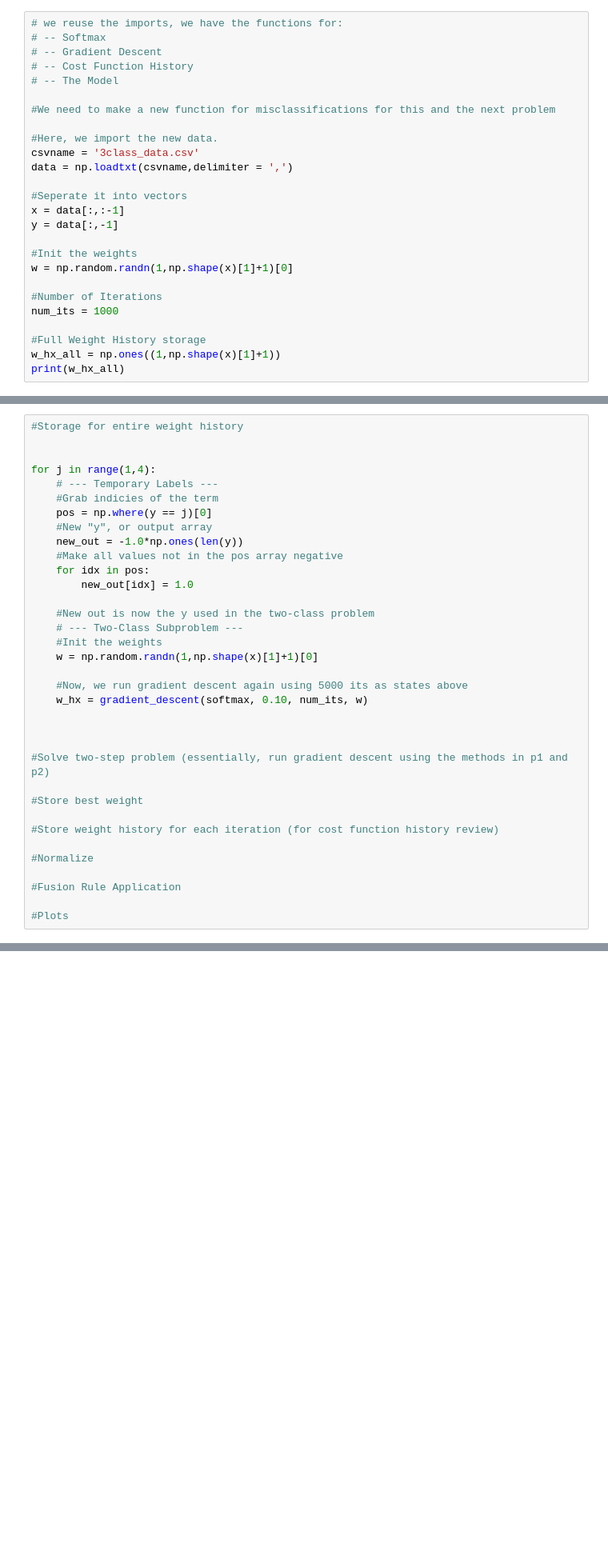
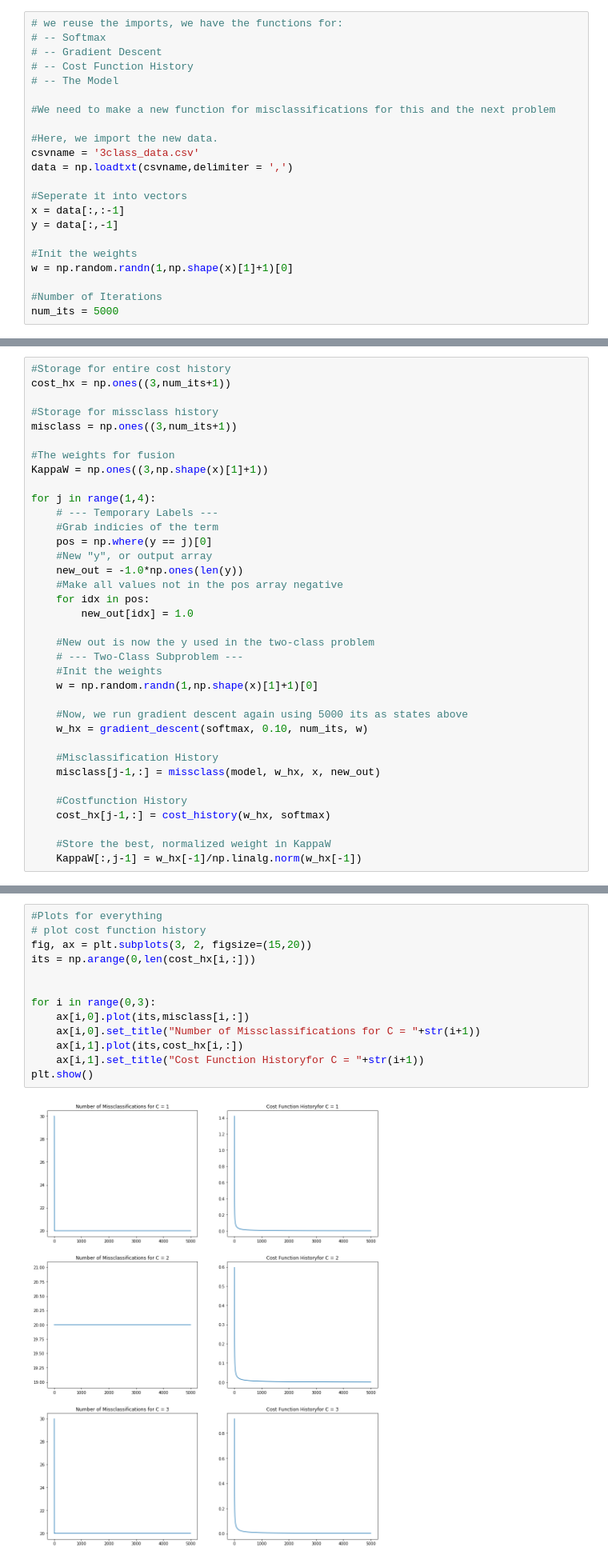
Before and after one commit to chrisxmiller/class1819, a Jupyter notebook: 19WI_EECS435_NeuralNets/HW2/deep_learning_hw2.ipynb, the cells around one changed output, grey strips where cells are left out. Shown at 80% size. Drawn from its saved outputs; the diff is of its cells as text; blank space fills up the shorter version.

Commit message:
Problem 3 complete; debugging now

```diff
--- a/19WI_EECS435_NeuralNets/HW2/deep_learning_hw2.ipynb
+++ b/19WI_EECS435_NeuralNets/HW2/deep_learning_hw2.ipynb
@@ -191,8 +191,4 @@ y = data[:,-1]
 w = np.random.randn(1,np.shape(x)[1]+1)[0]
 
 #Number of Iterations
-num_its = 1000
-
-#Full Weight History storage
-w_hx_all = np.ones((1,np.shape(x)[1]+1))
-print(w_hx_all)
+num_its = 5000
@@ -201,6 +195,12 @@ print(w_hx_all)
 # %%
-#Storage for entire weight history
+#Storage for entire cost history
+cost_hx = np.ones((3,num_its+1))
 
+#Storage for missclass history
+misclass = np.ones((3,num_its+1))
+
+#The weights for fusion
+KappaW = np.ones((3,np.shape(x)[1]+1))
 
 for j in range(1,4):
     # --- Temporary Labels ---
@@ -220,16 +220,11 @@ for j in range(1,4):
     #Now, we run gradient descent again using 5000 its as states above
     w_hx = gradient_descent(softmax, 0.10, num_its, w)
 
+    #Misclassification History
+    misclass[j-1,:] = missclass(model, w_hx, x, new_out)
 
+    #Costfunction History
+    cost_hx[j-1,:] = cost_history(w_hx, softmax)
 
-#Solve two-step problem (essentially, run gradient descent using the methods in p1 and p2)
-
-#Store best weight
-
-#Store weight history for each iteration (for cost function history review)
-
-#Normalize
-
-#Fusion Rule Application
-
-#Plots
+    #Store the best, normalized weight in KappaW
+    KappaW[:,j-1] = w_hx[-1]/np.linalg.norm(w_hx[-1])
@@ -241,3 +245,18 @@ for j in range(1,4):
+# %%
+#Plots for everything
+# plot cost function history
+fig, ax = plt.subplots(3, 2, figsize=(15,20))
+its = np.arange(0,len(cost_hx[i,:]))
+
+
+for i in range(0,3):
+    ax[i,0].plot(its,misclass[i,:])
+    ax[i,0].set_title("Number of Missclassifications for C = "+str(i+1))
+    ax[i,1].plot(its,cost_hx[i,:])
+    ax[i,1].set_title("Cost Function Historyfor C = "+str(i+1))
+plt.show()
+# %% [output]
+[figure, added]
 # %% [markdown]
 #### <span style="color:#a50e3e;">Exercise 4. </span>   A nonlinear two-class dataset
 # %% [markdown]
```
Also changed, not shown: parts of 7 cells of this notebook.
